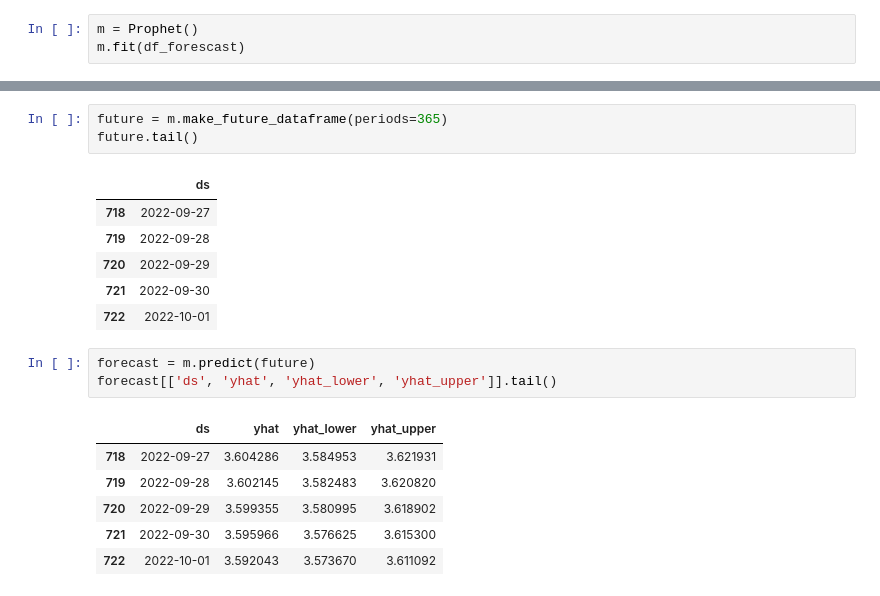
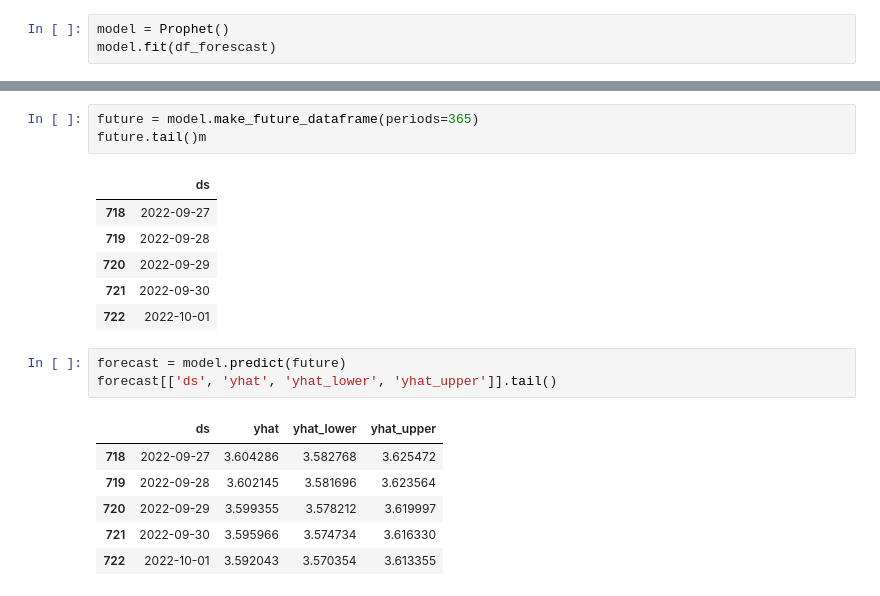
Before and after one commit to FlorentGrenier/Analyse-and-Forescast-Brain-Price-in-France, a Jupyter notebook: NoteBook.ipynb, the cells around one changed output, grey strips where cells are left out. Drawn from its saved outputs; the diff is of its cells as text.

```diff
--- a/NoteBook.ipynb
+++ b/NoteBook.ipynb
@@ -73,15 +70,15 @@ df_forescast.head()
 | 3 | 2021-07 | 3.58 |
 | 4 | 2021-06 | 3.58 |
 # %%
-m = Prophet()
-m.fit(df_forescast)
+model = Prophet()
+model.fit(df_forescast)
 # %% [output]
 INFO:prophet:Disabling weekly seasonality. Run prophet with weekly_seasonality=True to override this.
 INFO:prophet:Disabling daily seasonality. Run prophet with daily_seasonality=True to override this.
 <prophet.forecaster.Prophet at 0x...>
 # %%
-future = m.make_future_dataframe(periods=365)
-future.tail()
+future = model.make_future_dataframe(periods=365)
+future.tail()m
 # %% [output]
 |  | ds |
 | 718 | 2022-09-27 |
@@ -90,12 +87,12 @@ future.tail()
 | 721 | 2022-09-30 |
 | 722 | 2022-10-01 |
 # %%
-forecast = m.predict(future)
+forecast = model.predict(future)
 forecast[['ds', 'yhat', 'yhat_lower', 'yhat_upper']].tail()
 # %% [output]
 |  | ds | yhat | yhat_lower | yhat_upper |
-| 718 | 2022-09-27 | 3.604286 | 3.584953 | 3.621931 |
-| 719 | 2022-09-28 | 3.602145 | 3.582483 | 3.620820 |
-| 720 | 2022-09-29 | 3.599355 | 3.580995 | 3.618902 |
-| 721 | 2022-09-30 | 3.595966 | 3.576625 | 3.615300 |
-| 722 | 2022-10-01 | 3.592043 | 3.573670 | 3.611092 |
+| 718 | 2022-09-27 | 3.604286 | 3.582768 | 3.625472 |
+| 719 | 2022-09-28 | 3.602145 | 3.581696 | 3.623564 |
+| 720 | 2022-09-29 | 3.599355 | 3.578212 | 3.619997 |
+| 721 | 2022-09-30 | 3.595966 | 3.574734 | 3.616330 |
+| 722 | 2022-10-01 | 3.592043 | 3.570354 | 3.613355 |
```
Also changed, not shown: parts of 9 cells of this notebook, 3 other files.
